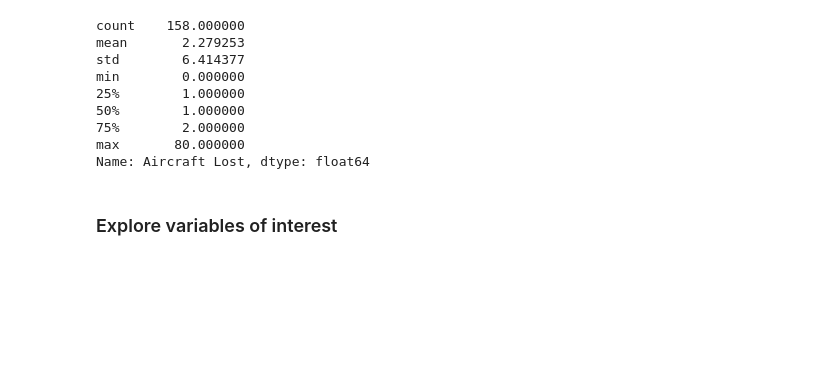
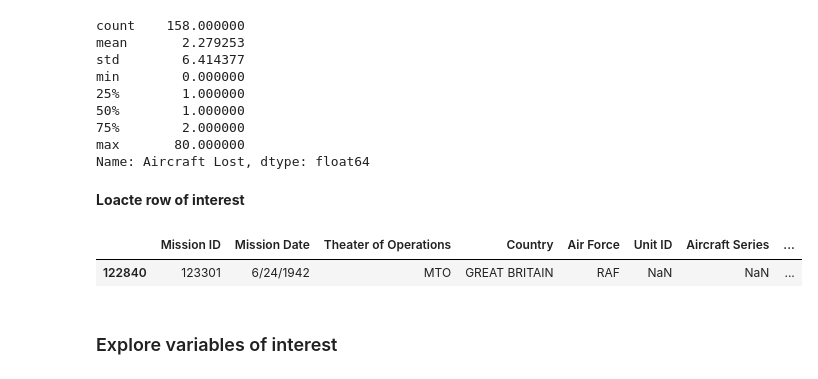
Before and after one commit to eotp/workshop-data-science-CODE, a Jupyter notebook: notebooks/03b - Exploratory Data Analysis WW2 - Loading and exploring the data set.ipynb, the cells around one changed output. Cells and saved outputs as stored; diff of their text form; code cells hidden in the pictures; blank space fills up the shorter version.

```diff
--- a/notebooks/03b - Exploratory Data Analysis WW2 - Loading and exploring the data set.ipynb
+++ b/notebooks/03b - Exploratory Data Analysis WW2 - Loading and exploring the data set.ipynb
@@ -155,6 +155,13 @@ min        0.000000
 75%        2.000000
 max       80.000000
 Name: Aircraft Lost, dtype: float64
+# %% [markdown]
+**Loacte row of interest**
+# %%
+df_raw.loc[df_raw["Aircraft Lost"] > 60]
+# %% [output]
+|  | Mission ID | Mission Date | Theater of Operations | Country | Air Force | Unit ID | Aircraft Series | ... |
+| 122840 | 123301 | 6/24/1942 | MTO | GREAT BRITAIN | RAF | NaN | NaN | ... |
 # %% [markdown]
 ### Explore variables of interest
 # %%
```
Also changed, not shown: parts of 2 cells of this notebook, 12 other files.
